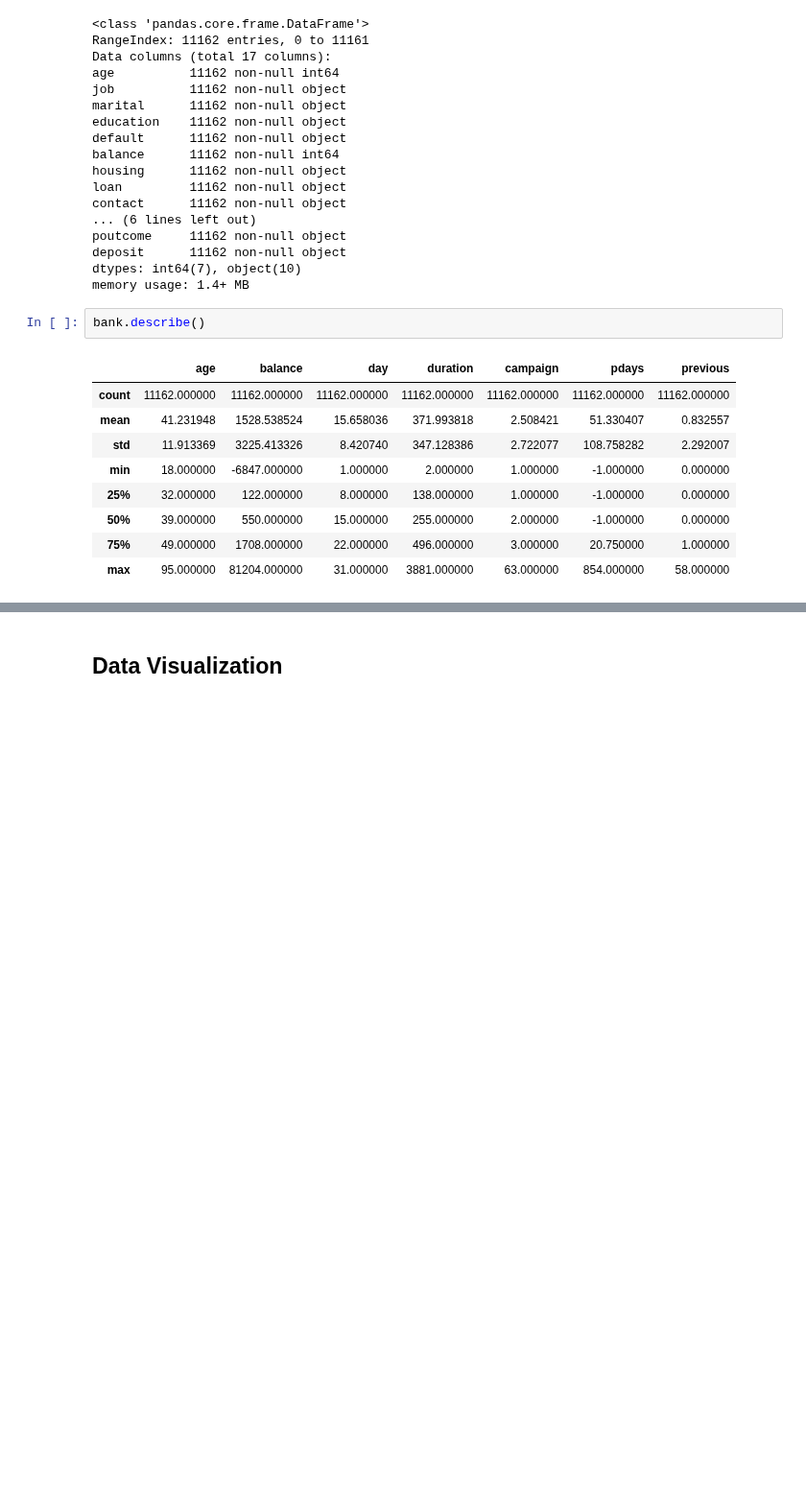
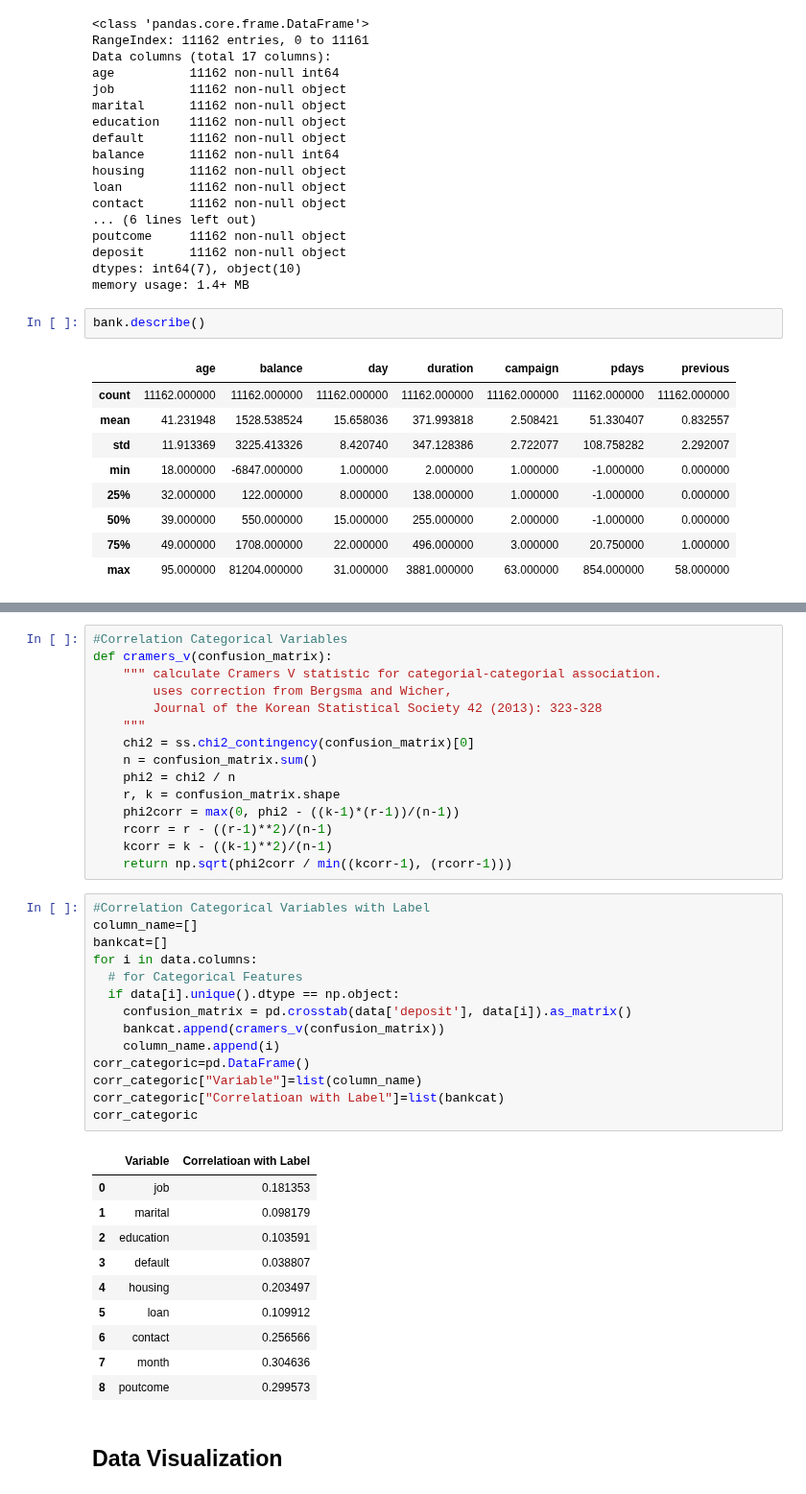
Before and after one commit to putricinto/Machine-Learning-Project---MLCC, a Jupyter notebook: Exercise1_Bank_Classification.ipynb, the cells around one changed output, grey strips where cells are left out. Shown at 96% size. Cells and saved outputs as stored; diff of their text form; blank space fills up the shorter version.

```diff
--- a/Exercise1_Bank_Classification.ipynb
+++ b/Exercise1_Bank_Classification.ipynb
@@ -87,3 +86,43 @@ array(['admin.', 'technician', 'services', 'management', 'retired',
+# %%
+#Correlation Categorical Variables
+def cramers_v(confusion_matrix):
+    """ calculate Cramers V statistic for categorial-categorial association.
+        uses correction from Bergsma and Wicher,
+        Journal of the Korean Statistical Society 42 (2013): 323-328
+    """
+    chi2 = ss.chi2_contingency(confusion_matrix)[0]
+    n = confusion_matrix.sum()
+    phi2 = chi2 / n
+    r, k = confusion_matrix.shape
+    phi2corr = max(0, phi2 - ((k-1)*(r-1))/(n-1))
+    rcorr = r - ((r-1)**2)/(n-1)
+    kcorr = k - ((k-1)**2)/(n-1)
+    return np.sqrt(phi2corr / min((kcorr-1), (rcorr-1)))
+# %%
+#Correlation Categorical Variables with Label
+column_name=[]
+bankcat=[]
+for i in data.columns:
+  # for Categorical Features
+  if data[i].unique().dtype == np.object:
+    confusion_matrix = pd.crosstab(data['deposit'], data[i]).as_matrix()
+    bankcat.append(cramers_v(confusion_matrix))
+    column_name.append(i)
+corr_categoric=pd.DataFrame()
+corr_categoric["Variable"]=list(column_name)
+corr_categoric["Correlatioan with Label"]=list(bankcat)
+corr_categoric
+# %% [output]
+|  | Variable | Correlatioan with Label |
+| 0 | job | 0.181353 |
+| 1 | marital | 0.098179 |
+| 2 | education | 0.103591 |
+| 3 | default | 0.038807 |
+| 4 | housing | 0.203497 |
+| 5 | loan | 0.109912 |
+| 6 | contact | 0.256566 |
+| 7 | month | 0.304636 |
+| 8 | poutcome | 0.299573 |
 # %% [markdown]
 ## Data Visualization
 # %%
```
Also changed, not shown: parts of 6 cells of this notebook.
